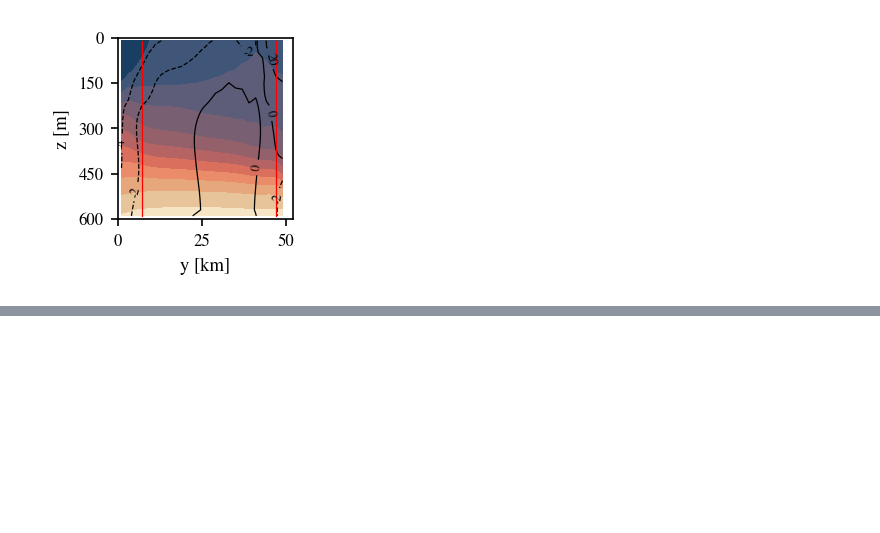
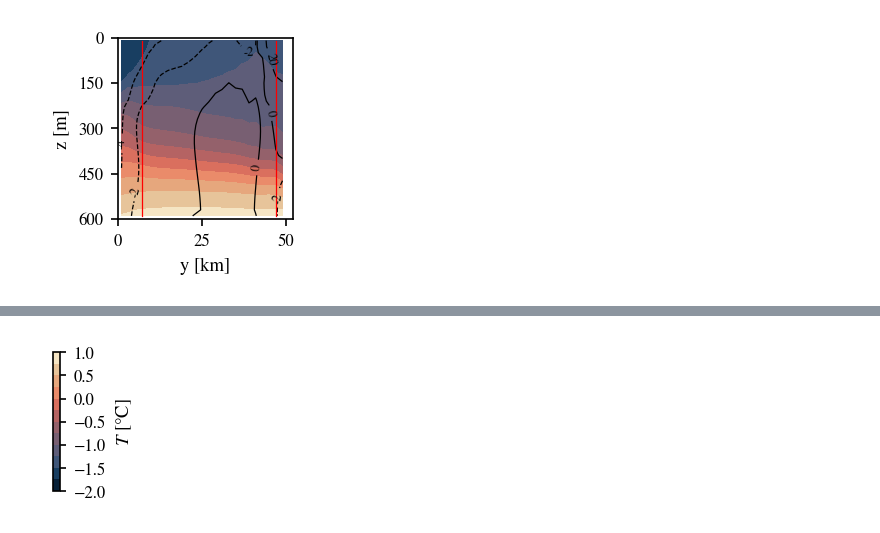
Before and after one commit to lsaddier/NEMO-Ice-Shelf-Bistability, a Jupyter notebook: Figures/FSLIP.ipynb, the cells around one changed output, grey strips where cells are left out. Drawn from its saved outputs; the diff is of its cells as text; code cells hidden in the pictures; blank space fills up the shorter version.

Commit message:
replot figures in good format

```diff
--- a/Figures/FSLIP.ipynb
+++ b/Figures/FSLIP.ipynb
@@ -565,0 +471,23 @@ plt.show()
+# %%
+# make colorbar
+
+fig_cb, ax_cb = plt.subplots(figsize=(5.5, 1.2),dpi=150)
+
+cbar = fig_cb.colorbar(
+    cont_temp,
+    ax=ax_cb,
+    fraction=0.15,   # controls width (smaller = thinner)
+    aspect=20       # controls length/thickness ratio
+)
+
+ax_cb.remove()
+
+cbar.set_label(r'$T$ [°C]', fontsize=9)
+cbar.ax.tick_params(labelsize=8, width=0.8, length=3)
+
+
+plt.savefig('./Figure10/cbar_temp.pdf',format='pdf', bbox_inches='tight')
+
+plt.show()
+# %% [output]
+[figure, added]
```
Also changed, not shown: parts of 4 cells of this notebook, 15 other files.
